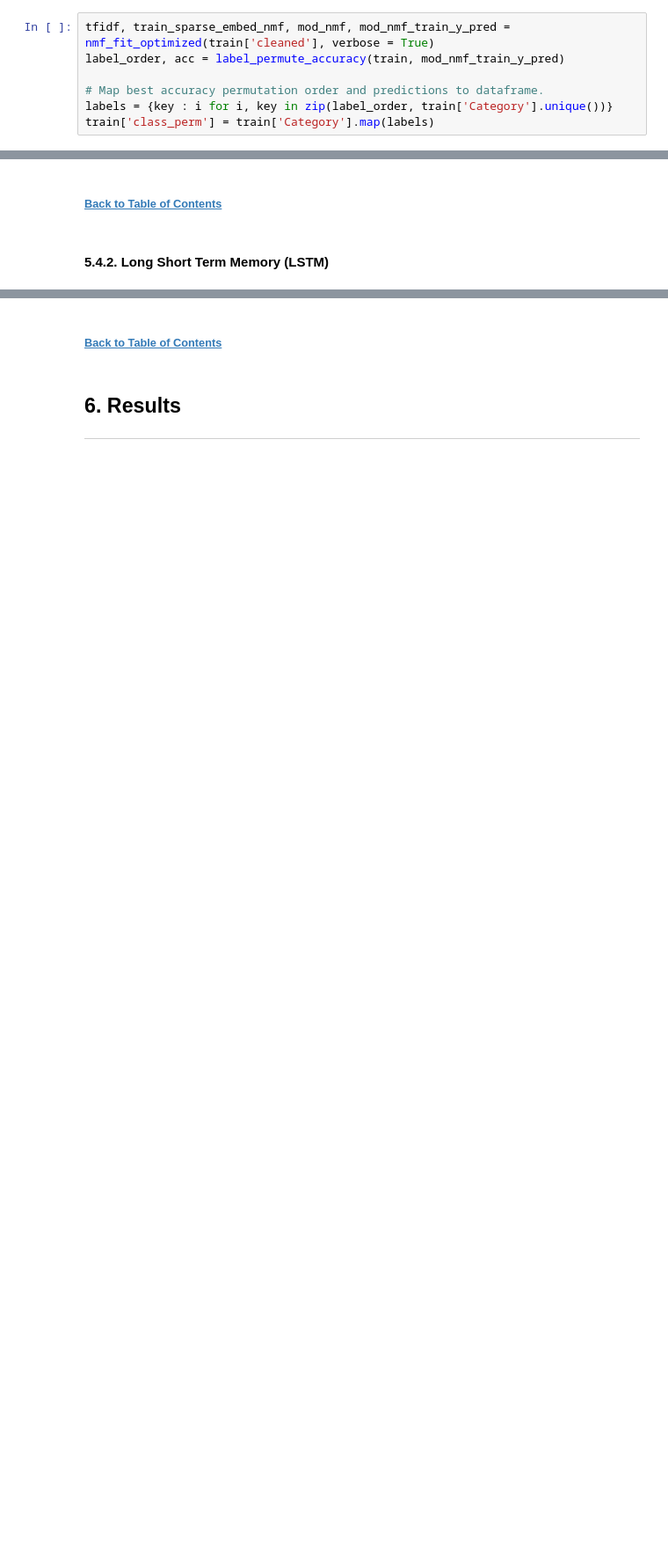
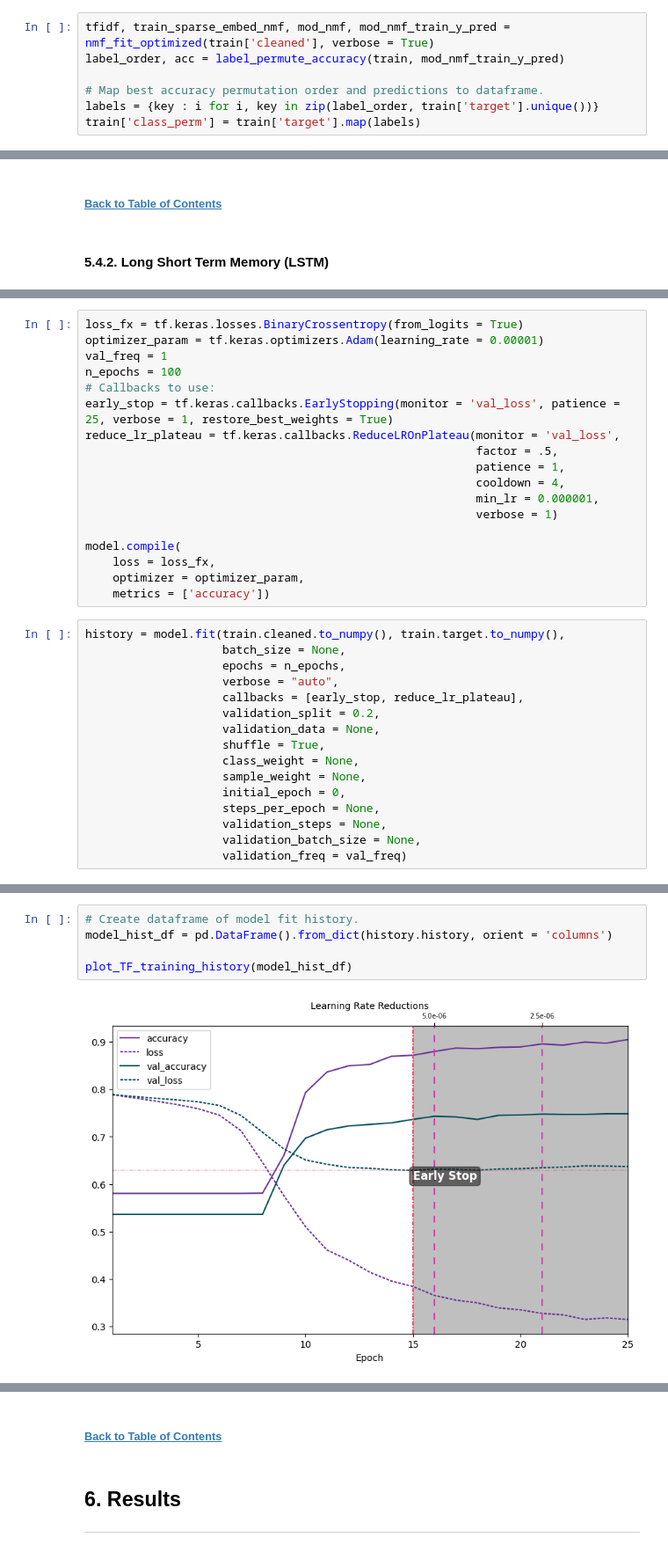
Before and after one commit to chill0121/Kaggle_Projects, a Jupyter notebook: NLP_Disaster_Tweets/NLP_Disaster_Tweets.ipynb, the cells around one changed output, grey strips where cells are left out. Shown at 88% size. Saved outputs shown, nothing was run; the diff lists cells and outputs as text; blank space fills up the shorter version.

```diff
--- a/NLP_Disaster_Tweets/NLP_Disaster_Tweets.ipynb
+++ b/NLP_Disaster_Tweets/NLP_Disaster_Tweets.ipynb
@@ -1266,6 +1215,6 @@ tfidf, train_sparse_embed_nmf, mod_nmf, mod_nmf_train_y_pred = nmf_fit_optimized
 label_order, acc = label_permute_accuracy(train, mod_nmf_train_y_pred)
 
 # Map best accuracy permutation order and predictions to dataframe.
-labels = {key : i for i, key in zip(label_order, train['Category'].unique())}
-train['class_perm'] = train['Category'].map(labels)
+labels = {key : i for i, key in zip(label_order, train['target'].unique())}
+train['class_perm'] = train['target'].map(labels)
 # %% [output]
@@ -1358,0 +1466,34 @@ There also appears to be a tie for the best model parameters with differences in
+# %%
+loss_fx = tf.keras.losses.BinaryCrossentropy(from_logits = True)
+optimizer_param = tf.keras.optimizers.Adam(learning_rate = 0.00001)
+val_freq = 1
+n_epochs = 100
+# Callbacks to use:
+early_stop = tf.keras.callbacks.EarlyStopping(monitor = 'val_loss', patience = 25, verbose = 1, restore_best_weights = True)
+reduce_lr_plateau = tf.keras.callbacks.ReduceLROnPlateau(monitor = 'val_loss',
+                                                         factor = .5,
+                                                         patience = 1,
+                                                         cooldown = 4,
+                                                         min_lr = 0.000001,
+                                                         verbose = 1)
+
+model.compile(
+    loss = loss_fx,
+    optimizer = optimizer_param,
+    metrics = ['accuracy'])
+# %%
+history = model.fit(train.cleaned.to_numpy(), train.target.to_numpy(),
+                    batch_size = None,
+                    epochs = n_epochs,
+                    verbose = "auto",
+                    callbacks = [early_stop, reduce_lr_plateau],
+                    validation_split = 0.2,
+                    validation_data = None,
+                    shuffle = True,
+                    class_weight = None,
+                    sample_weight = None,
+                    initial_epoch = 0,
+                    steps_per_epoch = None,
+                    validation_steps = None,
+                    validation_batch_size = None,
+                    validation_freq = val_freq)
@@ -1358,0 +1518,7 @@ There also appears to be a tie for the best model parameters with differences in
+# %%
+# Create dataframe of model fit history.
+model_hist_df = pd.DataFrame().from_dict(history.history, orient = 'columns')
+
+plot_TF_training_history(model_hist_df)
+# %% [output]
+[figure, added]
```
Also changed, not shown: parts of 22 cells of this notebook.
